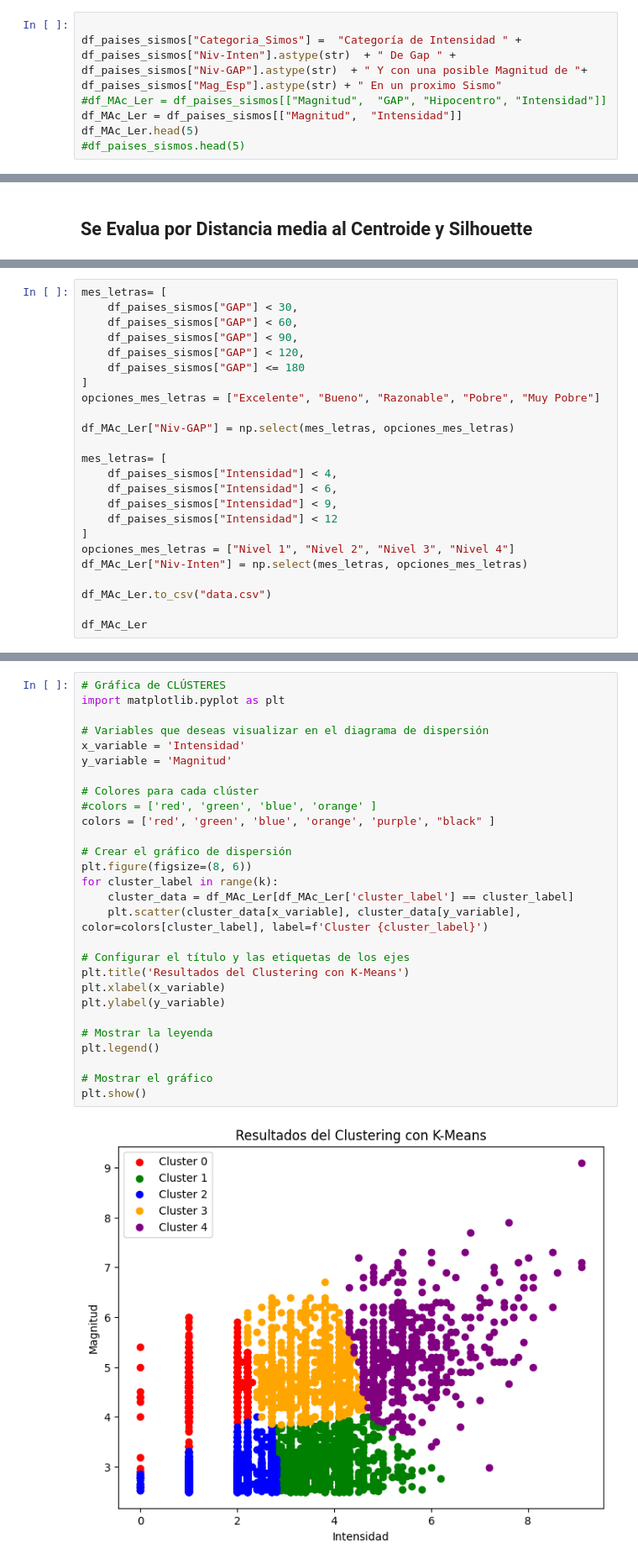
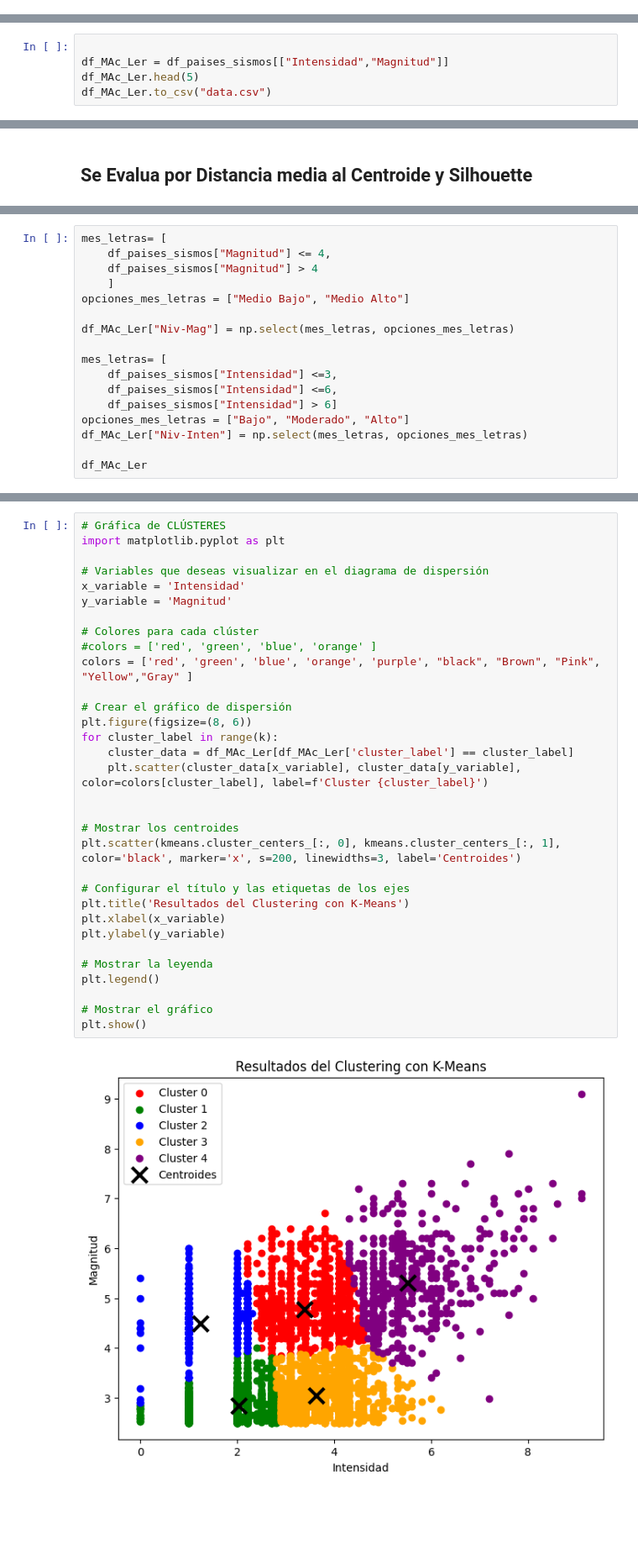
Before and after one commit to tinchoreco/PF-Alertas-Sismicas, a Jupyter notebook: notebooks/Machine_Learning/Machin_Learning.ipynb, the cells around one changed output, grey strips where cells are left out. Shown: that part at 84% size. Drawn from its saved outputs; the diff is of its cells as text; blank space fills up the shorter version.

```diff
--- a/notebooks/Machine_Learning/Machin_Learning.ipynb
+++ b/notebooks/Machine_Learning/Machin_Learning.ipynb
@@ -387,10 +288,3 @@ df_paises_sismos
 kmins o dbscan
 # %% [markdown]
 ### 1- Identificación de la data a trabajar
-# %%
-
-df_paises_sismos["Categoria_Simos"] =  "Categoría de Intensidad " + df_paises_sismos["Niv-Inten"].astype(str)  + " De Gap " +  df_paises_sismos["Niv-GAP"].astype(str)  + " Y con una posible Magnitud de "+ df_paises_sismos["Mag_Esp"].astype(str) + " En un proximo Sismo"
-#df_MAc_Ler = df_paises_sismos[["Magnitud",  "GAP", "Hipocentro", "Intensidad"]]
-df_MAc_Ler = df_paises_sismos[["Magnitud",  "Intensidad"]]
-df_MAc_Ler.head(5)
-#df_paises_sismos.head(5)
@@ -404,3 +291,8 @@ df_MAc_Ler.head(5)
+# %%
+
+df_MAc_Ler = df_paises_sismos[["Intensidad","Magnitud"]]
+df_MAc_Ler.head(5)
+df_MAc_Ler.to_csv("data.csv")
 # %% [markdown]
 # K-Means
 # %% [markdown]
@@ -486,25 +379,18 @@ df_MAc_Ler.to_csv("data.csv")
 # %%
 mes_letras= [
-    df_paises_sismos["GAP"] < 30,
-    df_paises_sismos["GAP"] < 60,
-    df_paises_sismos["GAP"] < 90,
-    df_paises_sismos["GAP"] < 120,
-    df_paises_sismos["GAP"] <= 180
-]
-opciones_mes_letras = ["Excelente", "Bueno", "Razonable", "Pobre", "Muy Pobre"]
+    df_paises_sismos["Magnitud"] <= 4,
+    df_paises_sismos["Magnitud"] > 4
+    ]
+opciones_mes_letras = ["Medio Bajo", "Medio Alto"]
 
-df_MAc_Ler["Niv-GAP"] = np.select(mes_letras, opciones_mes_letras)
+df_MAc_Ler["Niv-Mag"] = np.select(mes_letras, opciones_mes_letras)
 
 mes_letras= [
-    df_paises_sismos["Intensidad"] < 4,
-    df_paises_sismos["Intensidad"] < 6,
-    df_paises_sismos["Intensidad"] < 9,
-    df_paises_sismos["Intensidad"] < 12
-]
-opciones_mes_letras = ["Nivel 1", "Nivel 2", "Nivel 3", "Nivel 4"]
+    df_paises_sismos["Intensidad"] <=3,
+    df_paises_sismos["Intensidad"] <=6,
+    df_paises_sismos["Intensidad"] > 6]
+opciones_mes_letras = ["Bajo", "Moderado", "Alto"]
 df_MAc_Ler["Niv-Inten"] = np.select(mes_letras, opciones_mes_letras)
 
-df_MAc_Ler.to_csv("data.csv")
-
 df_MAc_Ler
 # %% [output]
@@ -524,30 +410,34 @@ df_MAc_Ler
 # %%
 # Gráfica de CLÚSTERES
 import matplotlib.pyplot as plt
 
 # Variables que deseas visualizar en el diagrama de dispersión
 x_variable = 'Intensidad'
 y_variable = 'Magnitud'
 
 # Colores para cada clúster
 #colors = ['red', 'green', 'blue', 'orange' ]
-colors = ['red', 'green', 'blue', 'orange', 'purple', "black" ]
+colors = ['red', 'green', 'blue', 'orange', 'purple', "black", "Brown", "Pink", "Yellow","Gray" ]
 
 # Crear el gráfico de dispersión
 plt.figure(figsize=(8, 6))
 for cluster_label in range(k):
     cluster_data = df_MAc_Ler[df_MAc_Ler['cluster_label'] == cluster_label]
     plt.scatter(cluster_data[x_variable], cluster_data[y_variable], color=colors[cluster_label], label=f'Cluster {cluster_label}')
+
+
+# Mostrar los centroides
+plt.scatter(kmeans.cluster_centers_[:, 0], kmeans.cluster_centers_[:, 1], color='black', marker='x', s=200, linewidths=3, label='Centroides')
 
 # Configurar el título y las etiquetas de los ejes
 plt.title('Resultados del Clustering con K-Means')
 plt.xlabel(x_variable)
 plt.ylabel(y_variable)
 
 # Mostrar la leyenda
 plt.legend()
 
 # Mostrar el gráfico
 plt.show()
 # %% [output]
-[figure, old version]
+[figure, new version]
```
Also changed, not shown: parts of 41 cells of this notebook, 8 other files.
